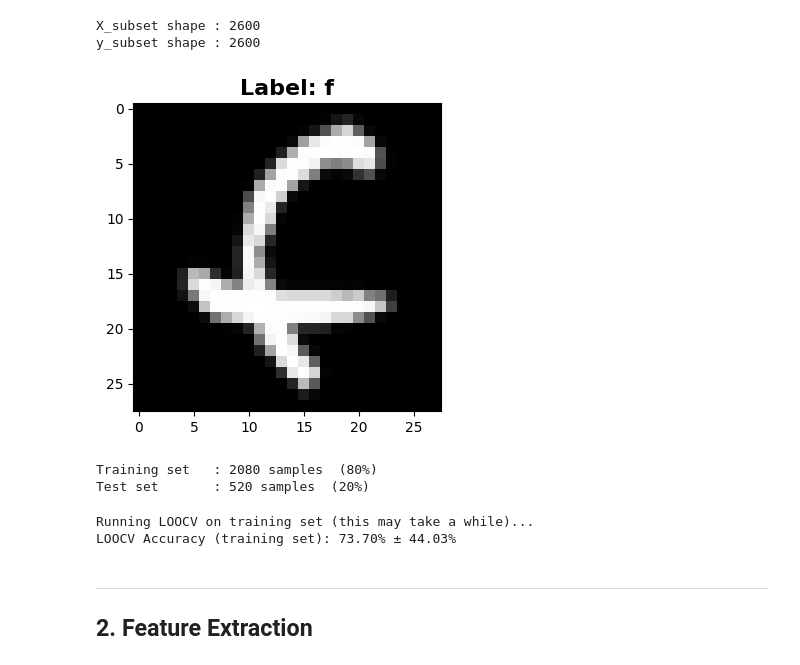
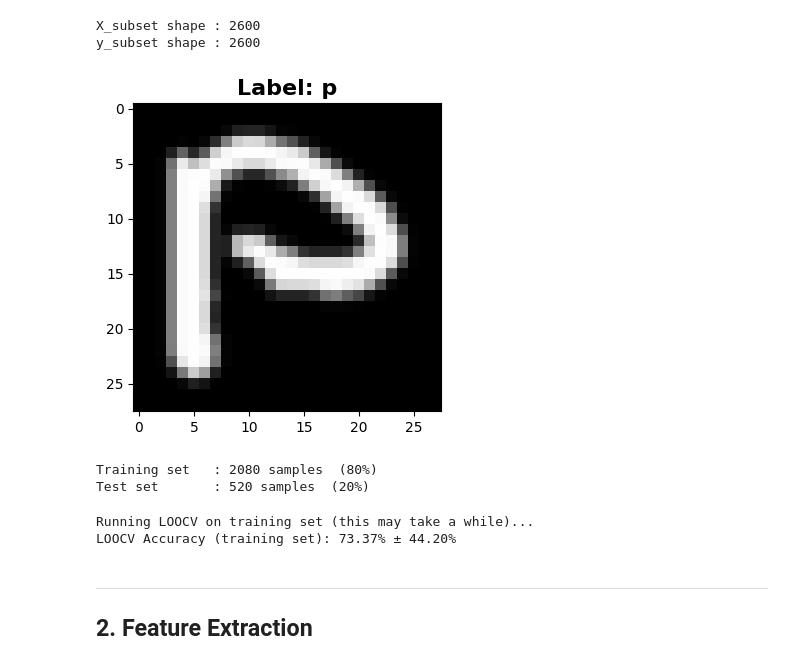
Before and after one commit to TegarAdh/EMNIST--Extended-MNIST-, a Jupyter notebook: EMNIST-Letters-Classification-HOG-SVM.ipynb, the cells around one changed output. Cells and saved outputs as stored; diff of their text form; code cells hidden in the pictures.

```diff
--- a/EMNIST-Letters-Classification-HOG-SVM.ipynb
+++ b/EMNIST-Letters-Classification-HOG-SVM.ipynb
@@ -70,21 +71,27 @@ print(f"y_subset shape : {y_subset.shape[0]}")
 # %% [output]
 X_subset shape : 2600
 y_subset shape : 2600
+# %%
+X_subset, y_subset = shuffle(
+    X_subset,
+    y_subset,
+    random_state=42
+)
 # %%
-idx = 563
+idx = 0
 
 img = X_subset[idx].reshape(28, 28).T
 label = chr(y_subset[idx] + 97)
 
 plt.figure(figsize=(4,4))
 plt.imshow(img, cmap='gray')
 
 plt.title(f'Label: {label}', fontsize=16, fontweight='bold')
 plt.axis()
 
 plt.show()
 # %% [output]
-[figure, old version]
+[figure, new version]
 # %%
 X_train, X_test, y_train, y_test = train_test_split(
     X_subset, y_subset,
@@ -116,7 +123,7 @@ loo_scores = cross_val_score(
 print(f"LOOCV Accuracy (training set): {loo_scores.mean()*100:.2f}% ± {loo_scores.std()*100:.2f}%")
 # %% [output]
 Running LOOCV on training set (this may take a while)...
-LOOCV Accuracy (training set): 73.70% ± 44.03%
+LOOCV Accuracy (training set): 73.37% ± 44.20%
 # %% [markdown]
 ---
 ## 2. Feature Extraction
```
Also changed, not shown: parts of 7 cells of this notebook, 3 other files.
